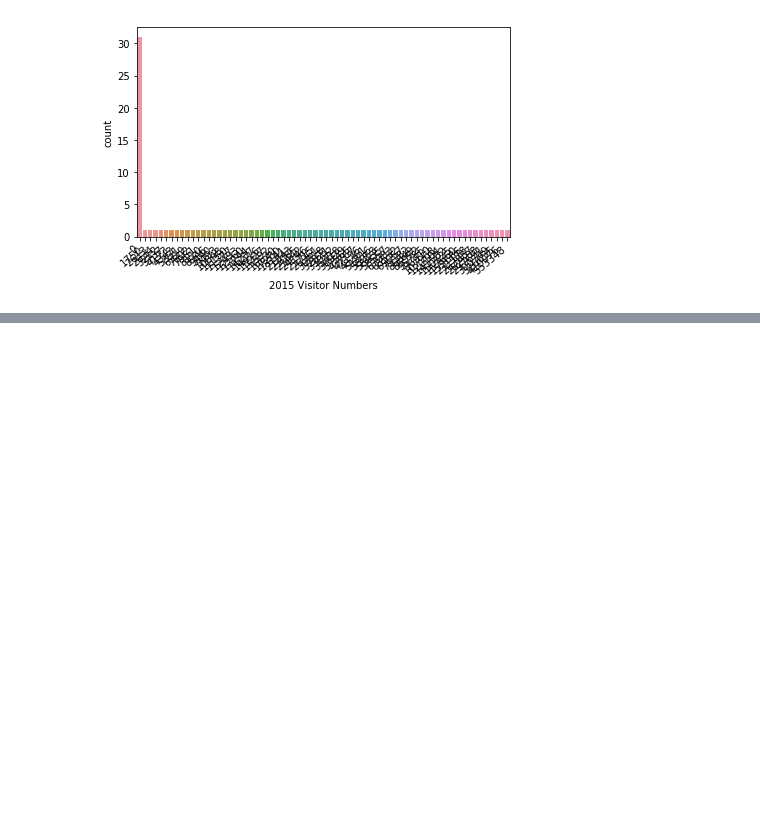
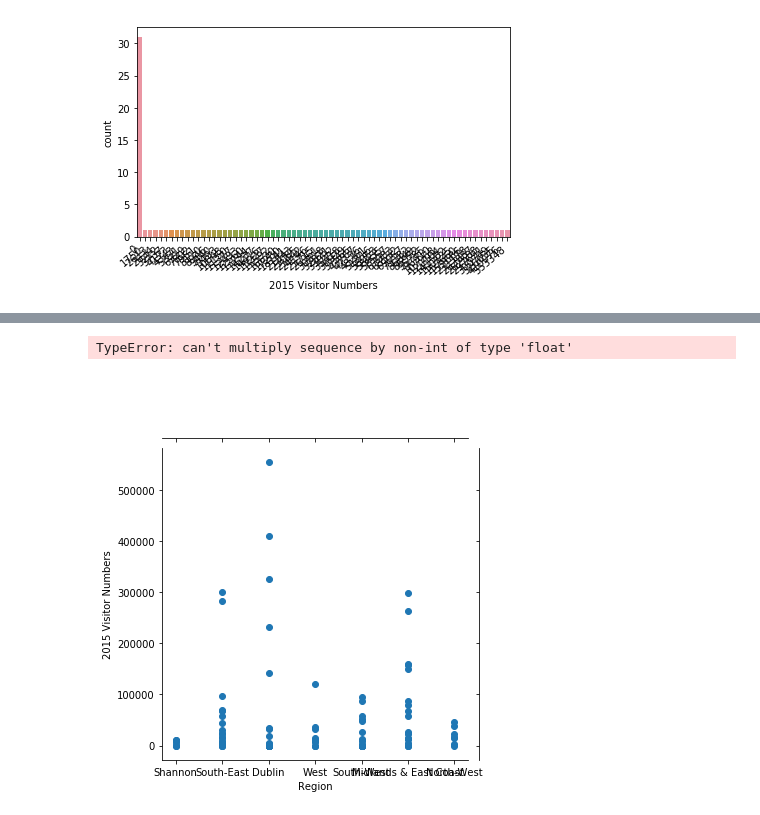
Before and after one commit to ClodaghMurphy/ProgDA_ProjectDec2019, a Jupyter notebook: ProgDA_ProjectDec2019.ipynb, the cells around one changed output, grey strips where cells are left out. Cells and saved outputs as stored; diff of their text form; code cells hidden in the pictures; blank space fills up the shorter version.

```diff
--- a/ProgDA_ProjectDec2019.ipynb
+++ b/ProgDA_ProjectDec2019.ipynb
@@ -419,2 +605,11 @@ Data Visualisation - Countplot of Adult Admission Charges
+# %%
+#https://seaborn.pydata.org/tutorial/distributions.html
+
+
+
+sns.jointplot(x="Region", y="2015 Visitor Numbers", data=df);
+# %% [output]
+TypeError: can't multiply sequence by non-int of type 'float'
+[figure, added]
 # %% [markdown]
 **Summary of Section 2**
```
Also changed, not shown: parts of 40 cells of this notebook, 1 other file.
